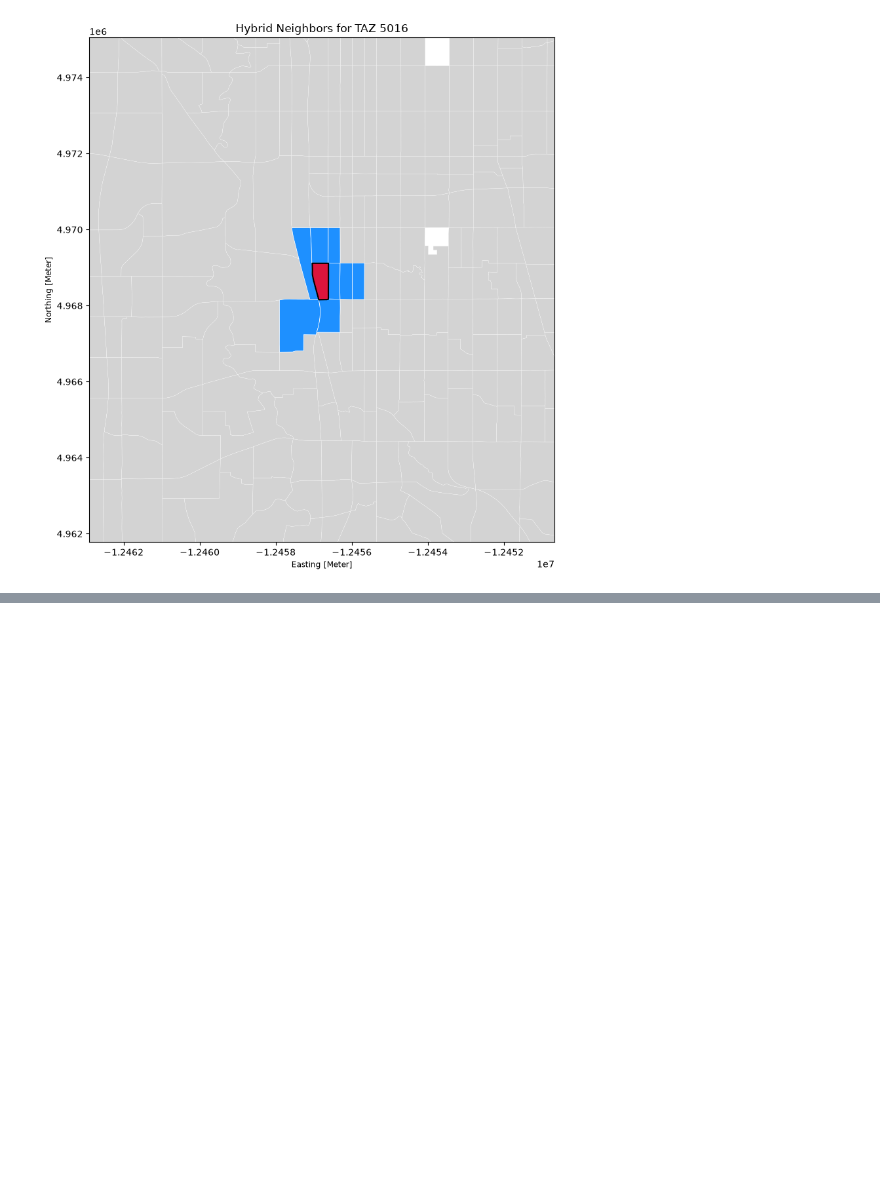
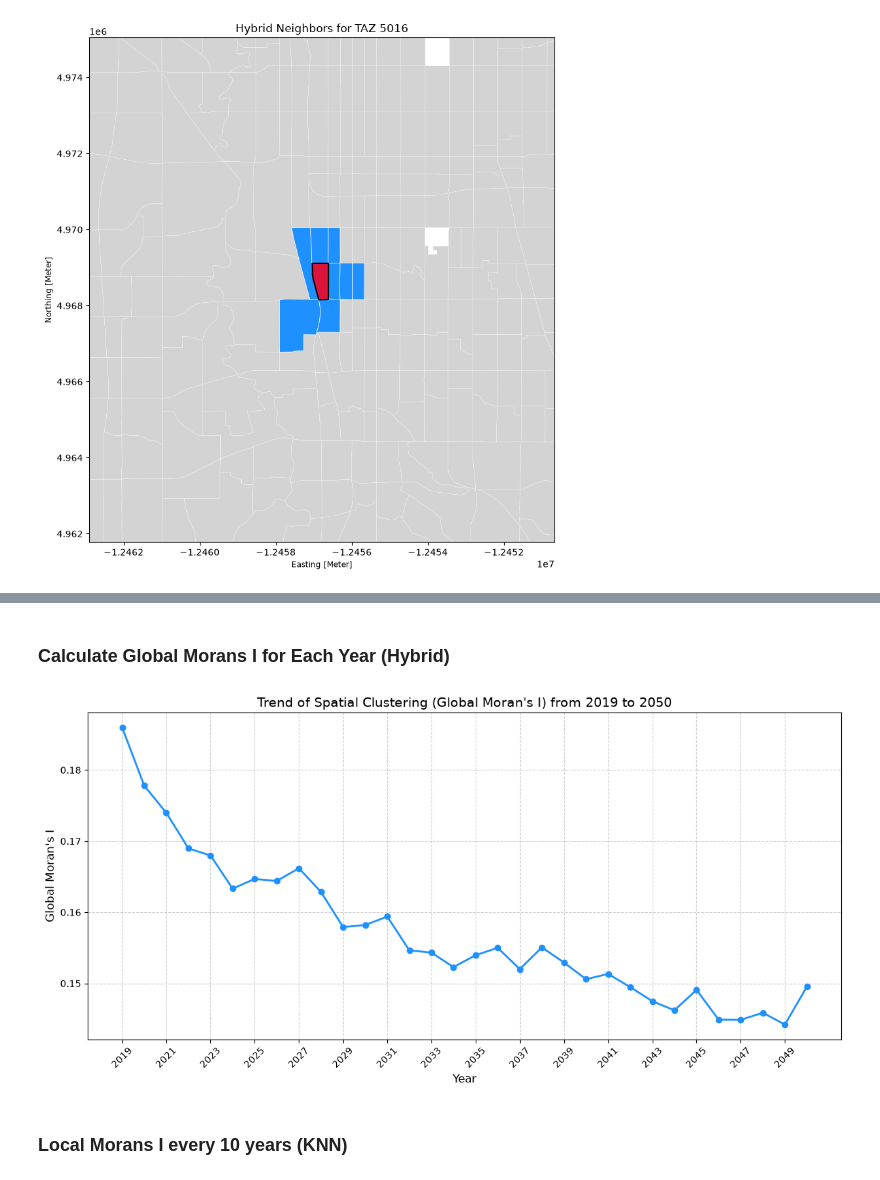
Before and after one commit to joanavarro2004/Code, a Jupyter notebook: Final Project Notebook.ipynb, the cells around one changed output, grey strips where cells are left out. Drawn from its saved outputs; the diff is of its cells as text; code cells hidden in the pictures; blank space fills up the shorter version.

```diff
--- a/Final Project Notebook.ipynb
+++ b/Final Project Notebook.ipynb
@@ -550,0 +486,44 @@ Density: 1.264%
+# %% [markdown]
+### Calculate Global Morans I for Each Year (Hybrid)
+# %%
+w_analysis = w_hybrid
+
+# 2. Set up empty lists to store the year and the corresponding Moran's I score
+years = list(range(2019, 2051))
+morans_i_scores = []
+p_values = []
+
+# 3. Loop through each year, calculate Moran's I, and store the results
+for year in years:
+    col_name = f"YEAR{year}"
+    y = score_gdf[col_name]
+
+    # Calculate Global Moran's I
+    mi = esda.moran.Moran(y, w_analysis)
+
+    # Append the results to our lists
+    morans_i_scores.append(mi.I)
+    p_values.append(mi.p_norm)
+
+# 4. Plot the timeline
+fig, ax = plt.subplots(figsize=(12, 6))
+
+# Plot the line with circular markers at each year
+ax.plot(years, morans_i_scores, marker='o', linestyle='-', color='dodgerblue', linewidth=2)
+
+# Formatting the chart
+ax.set_title("Trend of Spatial Clustering (Global Moran's I) from 2019 to 2050", fontsize=14)
+ax.set_xlabel("Year", fontsize=12)
+ax.set_ylabel("Global Moran's I", fontsize=12)
+
+# Add a grid and format the x-axis to show every other year clearly
+ax.grid(True, linestyle='--', alpha=0.6)
+ax.set_xticks(range(2019, 2051, 2))
+plt.xticks(rotation=45)
+
+plt.tight_layout()
+plt.show()
+# %% [output]
+[figure, added]
+# %% [markdown]
+### Local Morans I every 10 years (KNN)
```
Also changed, not shown: parts of 19 cells of this notebook.
